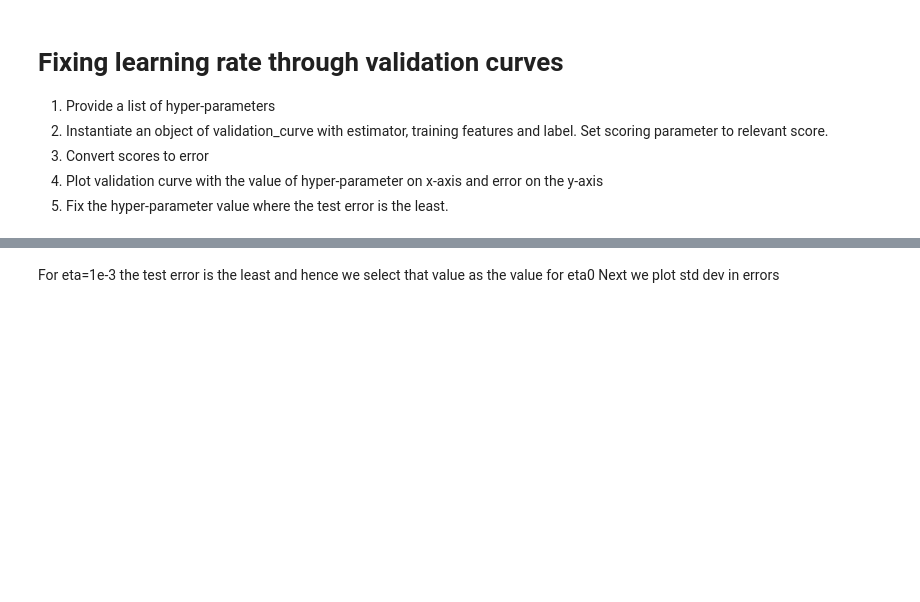
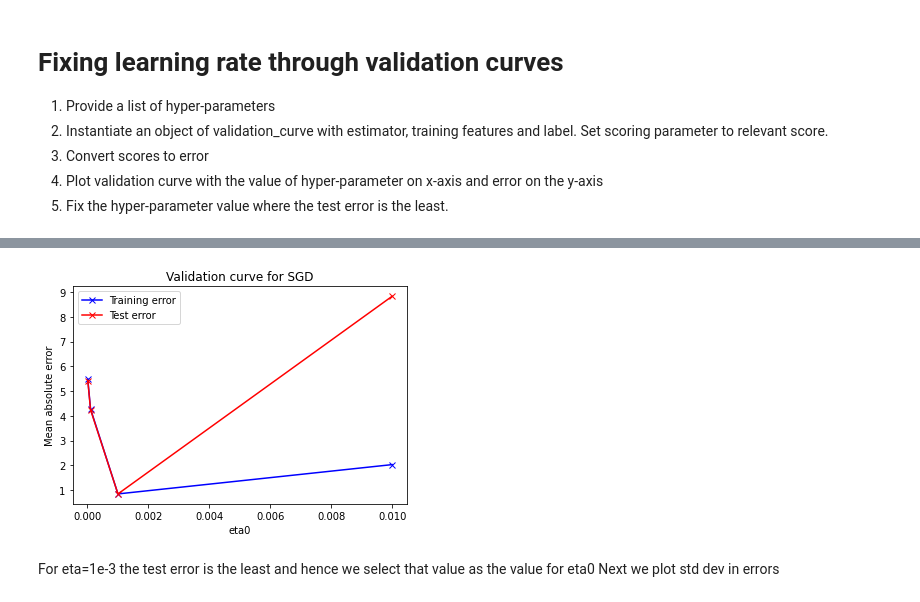
Before and after one commit to rahulagarwak/Machine-Learning-Practice-MLP, a Jupyter notebook: Colab Notebooks/MLP_Wk3_SGDRegressor.ipynb, the cells around one changed output, grey strips where cells are left out. Drawn from its saved outputs; the diff is of its cells as text; code cells hidden in the pictures; blank space fills up the shorter version.

```diff
--- a/Colab Notebooks/MLP_Wk3_SGDRegressor.ipynb
+++ b/Colab Notebooks/MLP_Wk3_SGDRegressor.ipynb
@@ -127,7 +145,7 @@ print(train_mae, dev_mae)
 # %%
 %%time
 eta0 = [1e-5,1e-4,1e-3,1e-2]
-train_scores, test_scores = validation_curve(sgd_pipeline, com_train_features, com_train_labels, param_name = 'SGD_eta0',
+train_scores, test_scores = validation_curve(sgd_pipeline, com_train_features, com_train_labels, param_name = 'SGD__eta0',
                                              param_range=eta0, cv=shuffle_split_cv,scoring='neg_mean_squared_error',
                                              n_jobs=2)
 train_errors, test_errors = -train_scores, -test_scores
@@ -134,11 +155,13 @@ train_errors, test_errors = -train_scores, -test_scores
 # %%
-train_errors, test_errors = -train_scores, -train_scores
-plt.plot(eta0, train_scores.mean(axis=1),'b-x',labe='Training error')
-plt.plot(eta0, test_scores.mean(axis=1),'r-x',labe='Test error')
+train_errors, test_errors = -1*train_scores, -1*test_scores
+plt.plot(eta0, train_errors.mean(axis=1),'b-x',label='Training error')
+plt.plot(eta0, test_errors.mean(axis=1),'r-x',label='Test error')
 plt.legend()
 plt.xlabel('eta0')
-plt.yabel('Mean absolute error')
+plt.ylabel('Mean absolute error')
 _=plt.title('Validation curve for SGD')
+# %% [output]
+[figure, added]
 # %% [markdown]
 For eta=1e-3 the test error is the least and hence we select that value as the value for eta0
 Next we plot std dev in errors
```
Also changed, not shown: parts of 20 cells of this notebook.
